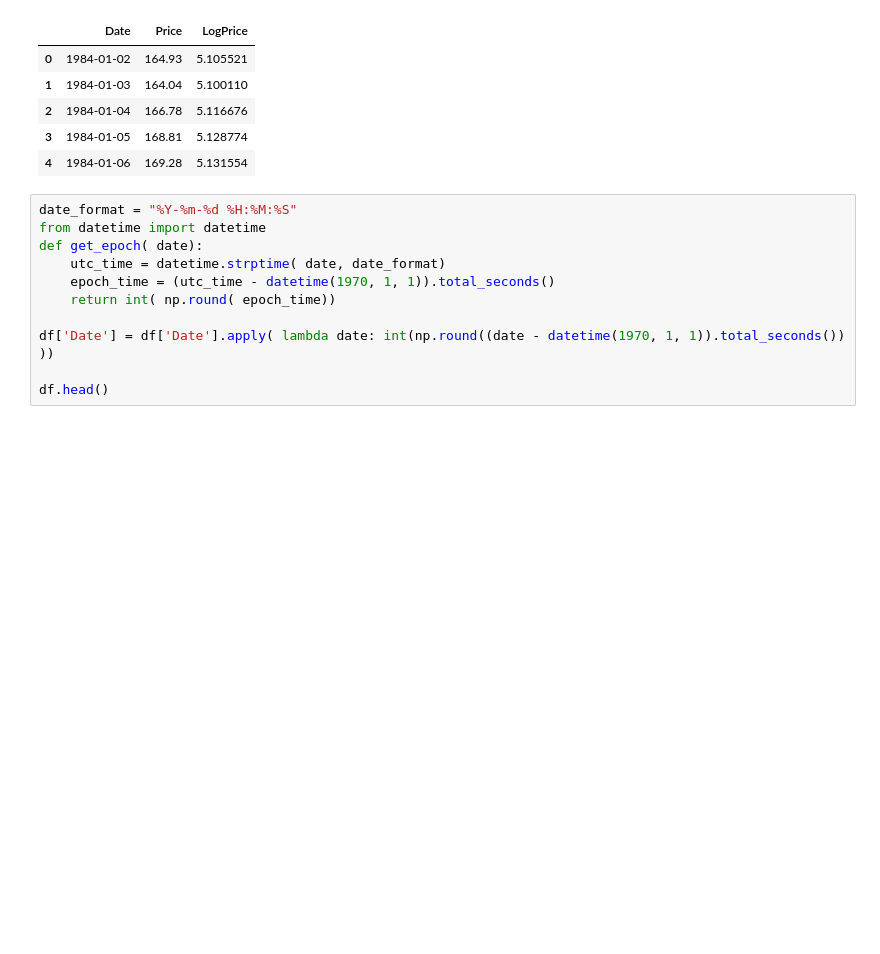
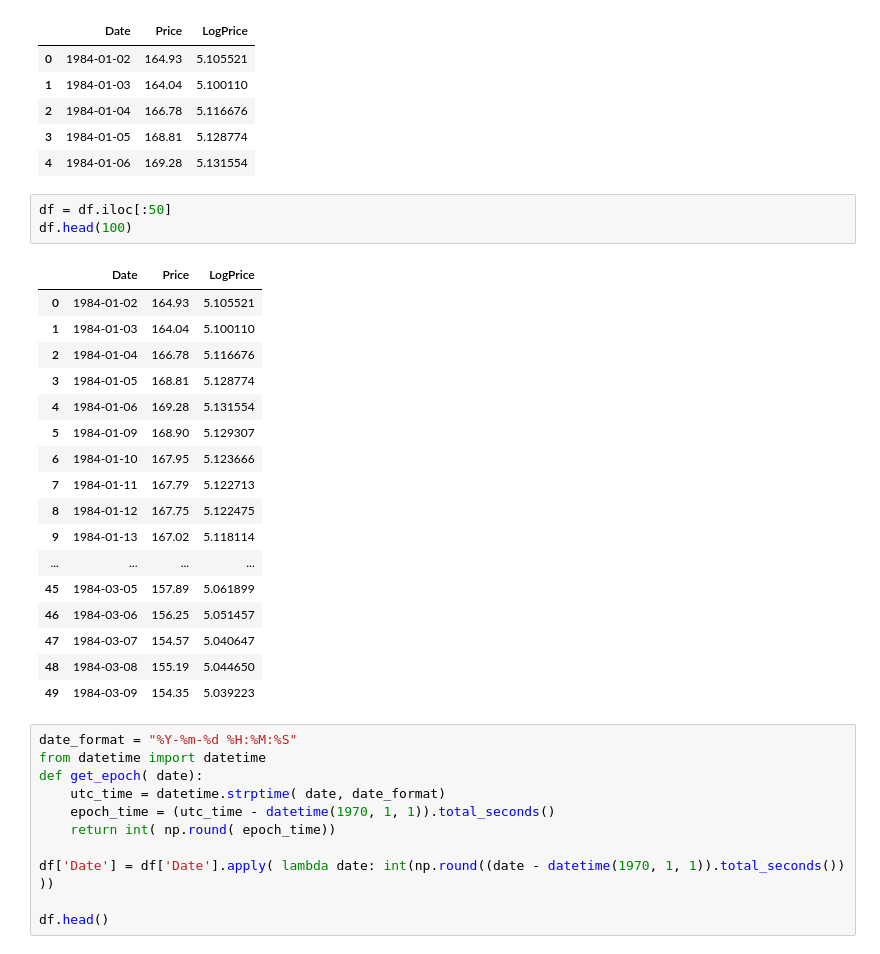
Before and after one commit to mbaddar/BTCWavelet, a Jupyter notebook: notebooks/log_returns.ipynb, the cells around one changed output. Drawn from its saved outputs; the diff is of its cells as text; blank space fills up the shorter version.

```diff
--- a/notebooks/log_returns.ipynb
+++ b/notebooks/log_returns.ipynb
@@ -1020,6 +1020,27 @@ df.head()
 | 2 | 1984-01-04 | 166.78 | 5.116676 |
 | 3 | 1984-01-05 | 168.81 | 5.128774 |
 | 4 | 1984-01-06 | 169.28 | 5.131554 |
+# %%
+df = df.iloc[:50]
+df.head(100)
+# %% [output]
+|  | Date | Price | LogPrice |
+| 0 | 1984-01-02 | 164.93 | 5.105521 |
+| 1 | 1984-01-03 | 164.04 | 5.100110 |
+| 2 | 1984-01-04 | 166.78 | 5.116676 |
+| 3 | 1984-01-05 | 168.81 | 5.128774 |
+| 4 | 1984-01-06 | 169.28 | 5.131554 |
+| 5 | 1984-01-09 | 168.90 | 5.129307 |
+| 6 | 1984-01-10 | 167.95 | 5.123666 |
+| 7 | 1984-01-11 | 167.79 | 5.122713 |
+| 8 | 1984-01-12 | 167.75 | 5.122475 |
+| 9 | 1984-01-13 | 167.02 | 5.118114 |
+| ... | ... | ... | ... |
+| 45 | 1984-03-05 | 157.89 | 5.061899 |
+| 46 | 1984-03-06 | 156.25 | 5.051457 |
+| 47 | 1984-03-07 | 154.57 | 5.040647 |
+| 48 | 1984-03-08 | 155.19 | 5.044650 |
+| 49 | 1984-03-09 | 154.35 | 5.039223 |
 # %%
 date_format = "%Y-%m-%d %H:%M:%S"
 from datetime import datetime
```
Also changed, not shown: 20 other files.
